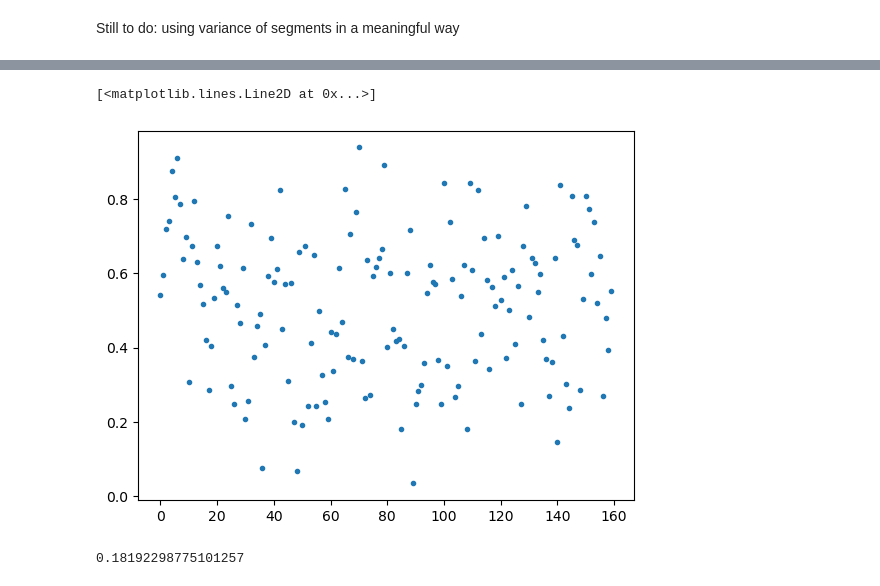
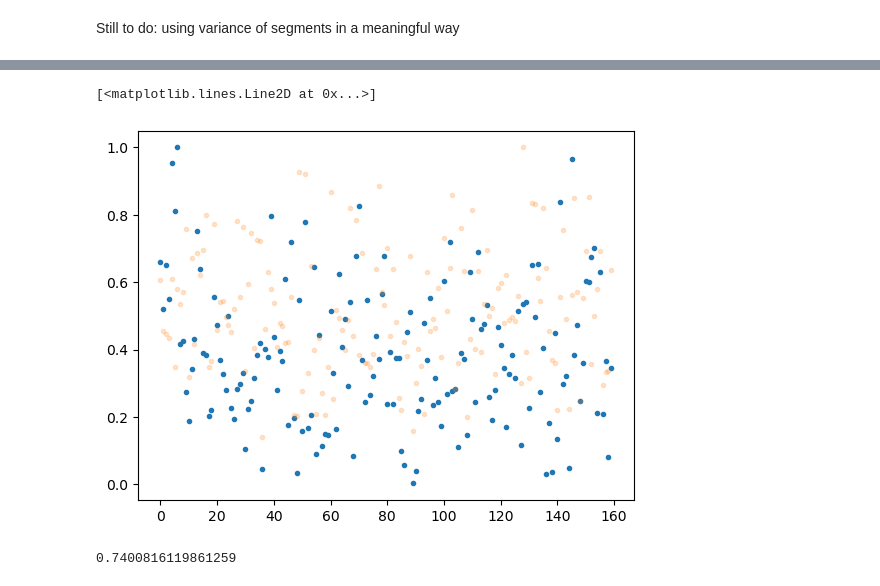
Before and after one commit to alexmundt/waveform-stft-denoise, a Jupyter notebook: Model - Testing.ipynb, the cells around one changed output, grey strips where cells are left out. Cells and saved outputs as stored; diff of their text form; code cells hidden in the pictures.

```diff
--- a/Model - Testing.ipynb
+++ b/Model - Testing.ipynb
@@ -196,4 +205,21 @@ The difference in signal will be due to high values to either side of zero. This
+# %%
+denoised_waveforms = []
+residuals_noise = []
+
+for waveform in waveforms:
+    denoising_result = denoise_waveform(waveform)[:1000]
+    residual_noise_result = waveform - denoising_result
+    denoised_waveforms.append(denoising_result)
+    residuals_noise.append(residual_noise_result)
+# %%
+residuals_noise_array = np.array(residuals_noise)
+denoised_waveforms_array = np.array(denoised_waveforms)
 # %% [markdown]
 ## Quality assessment using variance
 The variance of the distribution should be close.
+# %%
+residual_mean = np.mean(np.abs(residuals_noise_array), axis=1)
+residual_var = np.var(np.abs(residuals_noise_array), axis=1)
+residual_var_qual = residual_mean/residual_var
+residual_var_qual_norm = residual_var_qual/np.max(residual_var_qual)
 # %%
@@ -226,10 +259,13 @@ The goal is to have quality 1 (highest to lowest- 1:1) as best possible value wi
 # %%
 def assess_quality(waveform, method="segments"):
+    """ this function denoises the input waveform and assesses it quality
+    by analyzing comparing highest to lowest segment
+    """
 
     denoised_waveform = denoise_waveform(waveform)[:1000]
 
     # calculate the residual noise and split into segments
-    num_segments = 5
+    num_segments = 100
     residual_noise = denoised_waveform - waveform
     splits = np.split(residual_noise, num_segments)
 
@@ -258,9 +294,10 @@ plt.hist(quality_assessment)
 # %%
-plt.plot(quality_assessment,".")
+plt.plot(quality_assessment/np.max(quality_assessment),".")
+plt.plot(residual_var_qual_norm,".", alpha= 0.2)
 # %% [output]
 [<matplotlib.lines.Line2D at 0x...>]
-[figure, old version]
+[figure, new version]
 # %%
 quality_assessment[153]
 # %% [output]
-0.18192298775101257
+0.7400816119861259
```
Also changed, not shown: parts of 12 cells of this notebook.
